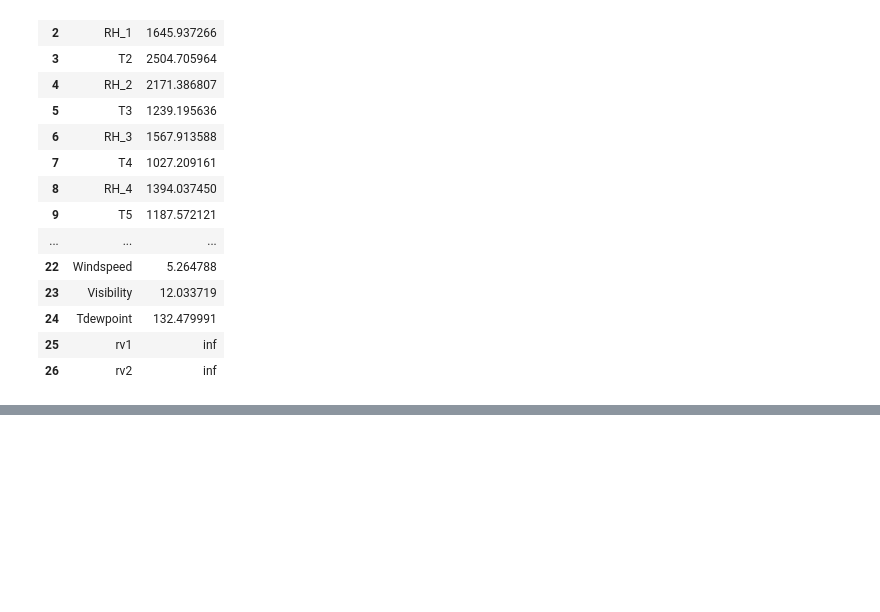
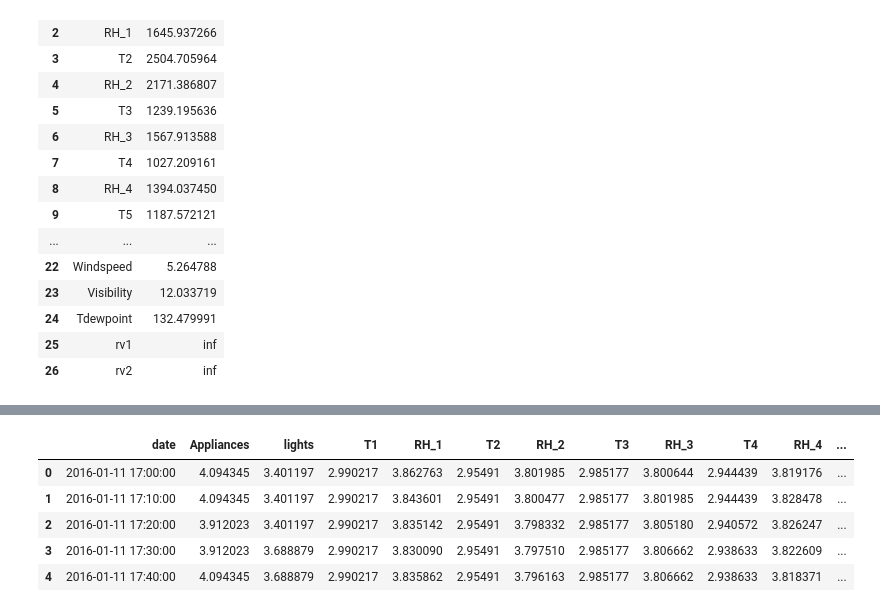
Before and after one commit to Akramkhan01/Appliances-Energy-Prediction-Capstone-Project, a Jupyter notebook: Appliances_Energy_Prediction.ipynb, the cells around one changed output, grey strips where cells are left out. Saved outputs shown, nothing was run; the diff lists cells and outputs as text; code cells hidden in the pictures; blank space fills up the shorter version.

```diff
--- a/Appliances_Energy_Prediction.ipynb
+++ b/Appliances_Energy_Prediction.ipynb
@@ -334,0 +474,12 @@ calc_vif(df[[i for i in df.describe().columns if i not in ['Appliances']]])
+# %%
+for feature in numerical_features[:]:
+  df[feature]=np.log(df[feature])
+# %%
+df.head()
+# %% [output]
+|  | date | Appliances | lights | T1 | RH_1 | T2 | RH_2 | T3 | RH_3 | T4 | RH_4 | ... |
+| 0 | 2016-01-11 17:00:00 | 4.094345 | 3.401197 | 2.990217 | 3.862763 | 2.95491 | 3.801985 | 2.985177 | 3.800644 | 2.944439 | 3.819176 | ... |
+| 1 | 2016-01-11 17:10:00 | 4.094345 | 3.401197 | 2.990217 | 3.843601 | 2.95491 | 3.800477 | 2.985177 | 3.801985 | 2.944439 | 3.828478 | ... |
+| 2 | 2016-01-11 17:20:00 | 3.912023 | 3.401197 | 2.990217 | 3.835142 | 2.95491 | 3.798332 | 2.985177 | 3.805180 | 2.940572 | 3.826247 | ... |
+| 3 | 2016-01-11 17:30:00 | 3.912023 | 3.688879 | 2.990217 | 3.830090 | 2.95491 | 3.797510 | 2.985177 | 3.806662 | 2.938633 | 3.822609 | ... |
+| 4 | 2016-01-11 17:40:00 | 4.094345 | 3.688879 | 2.990217 | 3.835862 | 2.95491 | 3.796163 | 2.985177 | 3.806662 | 2.938633 | 3.818371 | ... |
```
Also changed, not shown: parts of 11 cells of this notebook.
